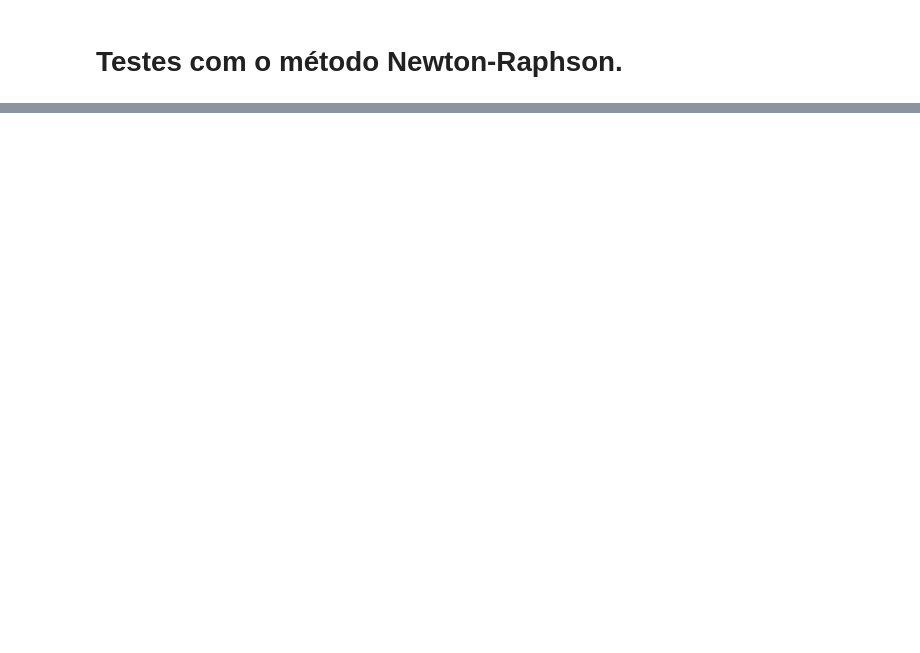
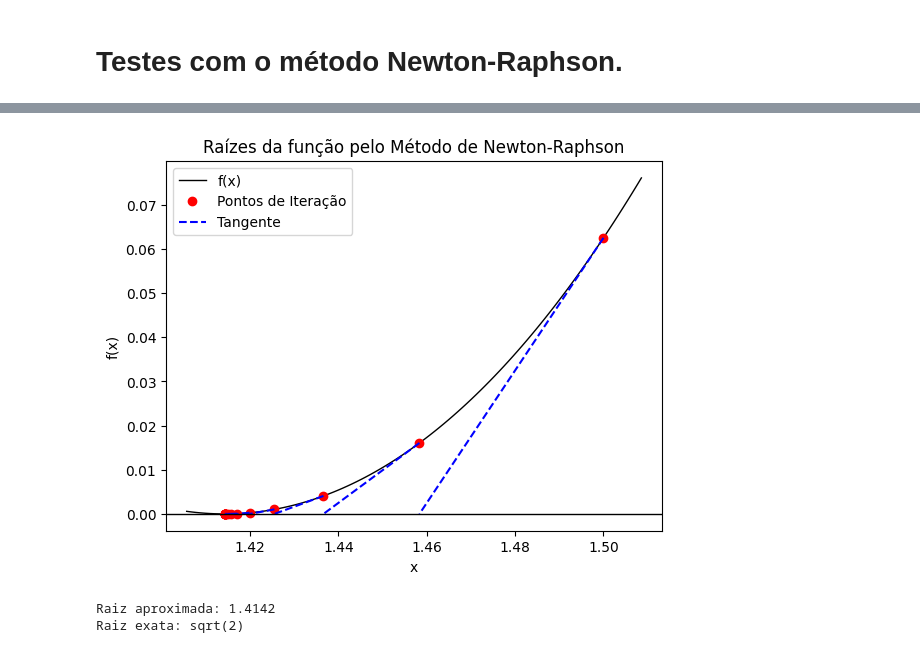
Before and after one commit to vrsmic/CB2325NumericaG1, a Jupyter notebook: src/CB2325NumericaG1/raizes/raizes.ipynb, the cells around one changed output, grey strips where cells are left out. Cells and saved outputs as stored; diff of their text form; code cells hidden in the pictures; blank space fills up the shorter version.

```diff
--- a/src/CB2325NumericaG1/raizes/raizes.ipynb
+++ b/src/CB2325NumericaG1/raizes/raizes.ipynb
@@ -275,3 +294,23 @@ Raíz exata: sqrt(2)
 # %%
-#teste
+# Função para aproximar a raiz:
+
+f = sp.sympify("x**4 - 4*x**2 + 4")
+
+# Parâmetros:
+
+chute = 1.5
+tolerância = 1e-12
+
+# Aproximação da raíz:
+
+root = newton_raphson(f, chute, tolerância)
+
+# Infos
+
+print(f"Raiz aproximada: {root}")
+print("Raiz exata: sqrt(2)")
+# %% [output]
+[figure, added]
+Raiz aproximada: 1.4142
+Raiz exata: sqrt(2)
 # %%
```
Also changed, not shown: parts of 5 cells of this notebook.
